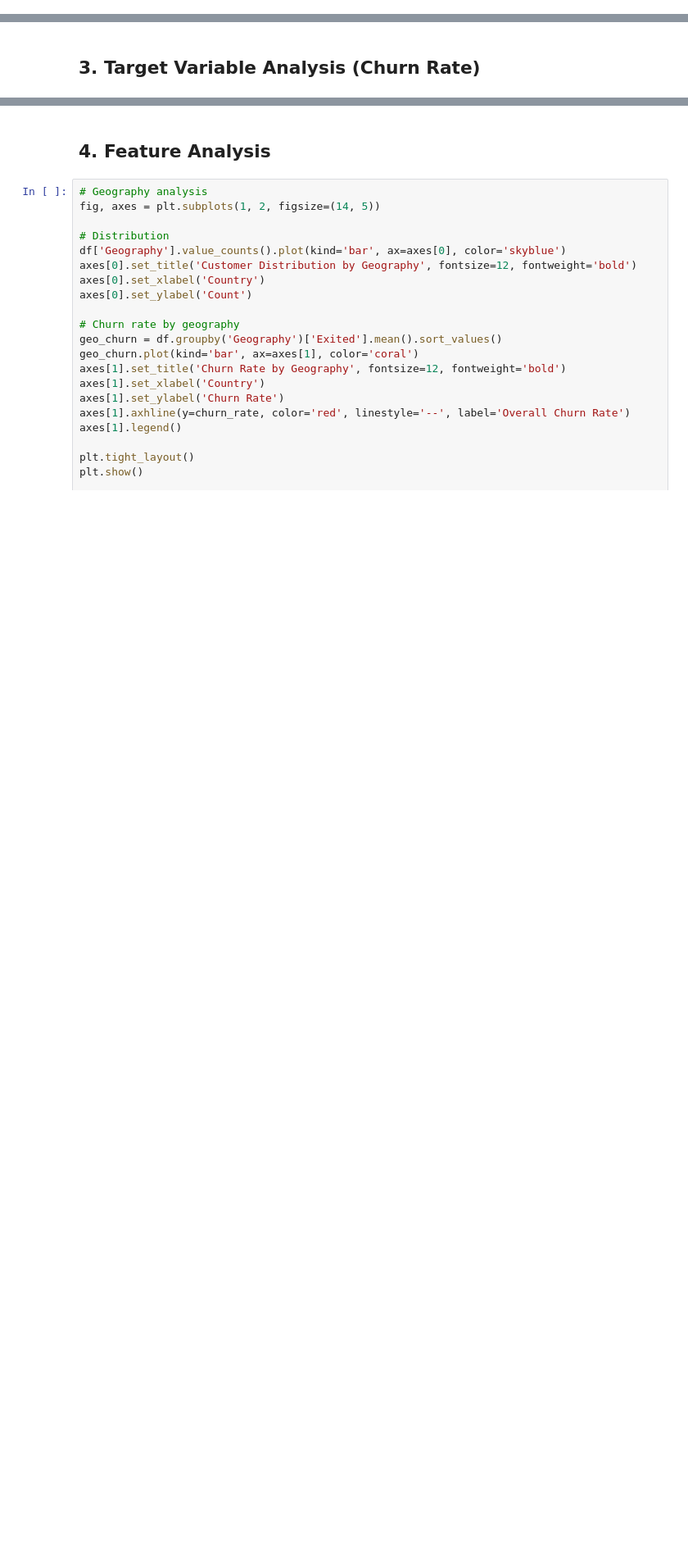
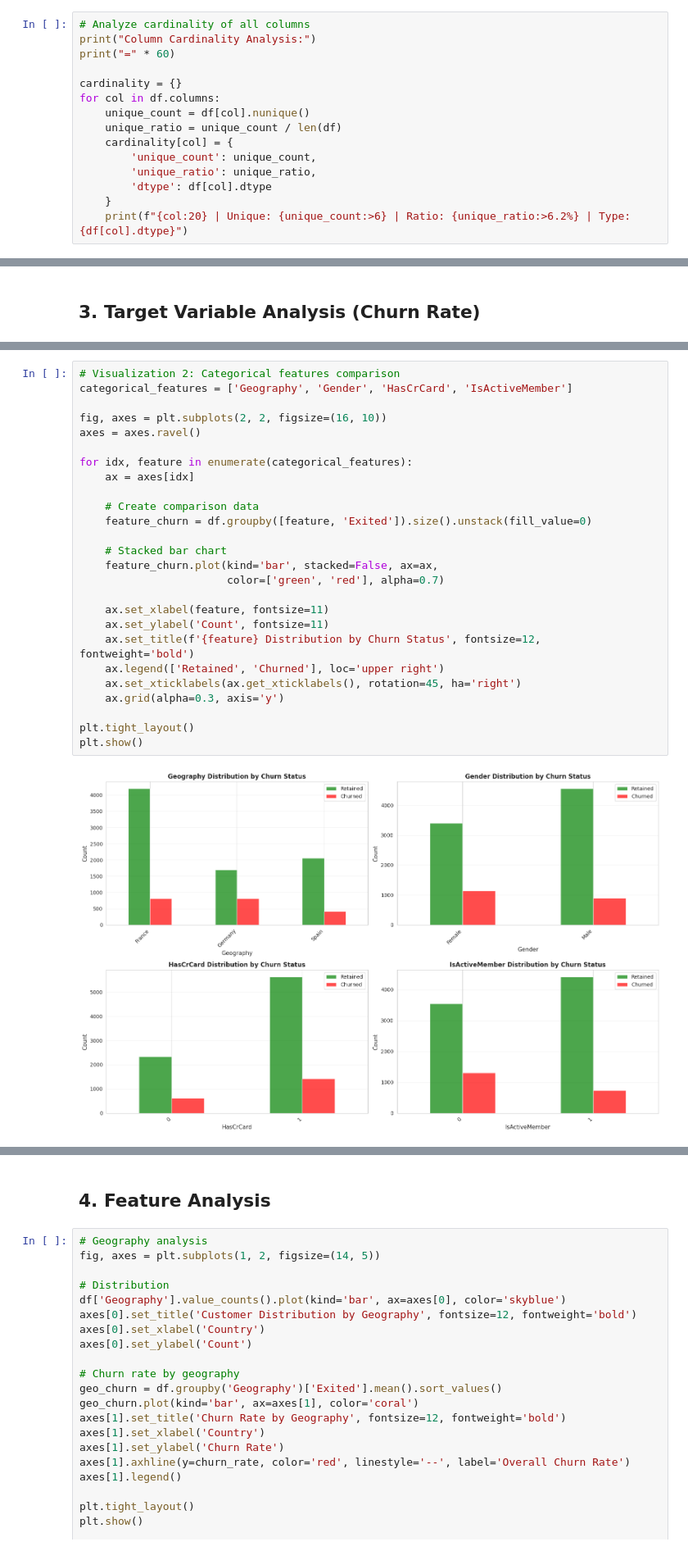
Before and after one commit to longdang193/customer-churn-prediction-azureml, a Jupyter notebook: notebooks/eda.ipynb, the cells around one changed output, grey strips where cells are left out. Shown at 82% size. Saved outputs shown, nothing was run; the diff lists cells and outputs as text; blank space fills up the shorter version.

```diff
--- a/notebooks/eda.ipynb
+++ b/notebooks/eda.ipynb
@@ -77,0 +145,15 @@ if duplicates == 0:
+# %%
+# Analyze cardinality of all columns
+print("Column Cardinality Analysis:")
+print("=" * 60)
+
+cardinality = {}
+for col in df.columns:
+    unique_count = df[col].nunique()
+    unique_ratio = unique_count / len(df)
+    cardinality[col] = {
+        'unique_count': unique_count,
+        'unique_ratio': unique_ratio,
+        'dtype': df[col].dtype
+    }
+    print(f"{col:20} | Unique: {unique_count:>6} | Ratio: {unique_ratio:>6.2%} | Type: {df[col].dtype}")
@@ -108,0 +285,28 @@ print(f"\n⚠️ Class Imbalance: {churn_rate:.2%} churned vs {(1-churn_rate):.2
+# %%
+# Visualization 2: Categorical features comparison
+categorical_features = ['Geography', 'Gender', 'HasCrCard', 'IsActiveMember']
+
+fig, axes = plt.subplots(2, 2, figsize=(16, 10))
+axes = axes.ravel()
+
+for idx, feature in enumerate(categorical_features):
+    ax = axes[idx]
+
+    # Create comparison data
+    feature_churn = df.groupby([feature, 'Exited']).size().unstack(fill_value=0)
+
+    # Stacked bar chart
+    feature_churn.plot(kind='bar', stacked=False, ax=ax,
+                       color=['green', 'red'], alpha=0.7)
+
+    ax.set_xlabel(feature, fontsize=11)
+    ax.set_ylabel('Count', fontsize=11)
+    ax.set_title(f'{feature} Distribution by Churn Status', fontsize=12, fontweight='bold')
+    ax.legend(['Retained', 'Churned'], loc='upper right')
+    ax.set_xticklabels(ax.get_xticklabels(), rotation=45, ha='right')
+    ax.grid(alpha=0.3, axis='y')
+
+plt.tight_layout()
+plt.show()
+# %% [output]
+[figure, added]
```
Also changed, not shown: parts of 20 cells of this notebook, 38 other files.
